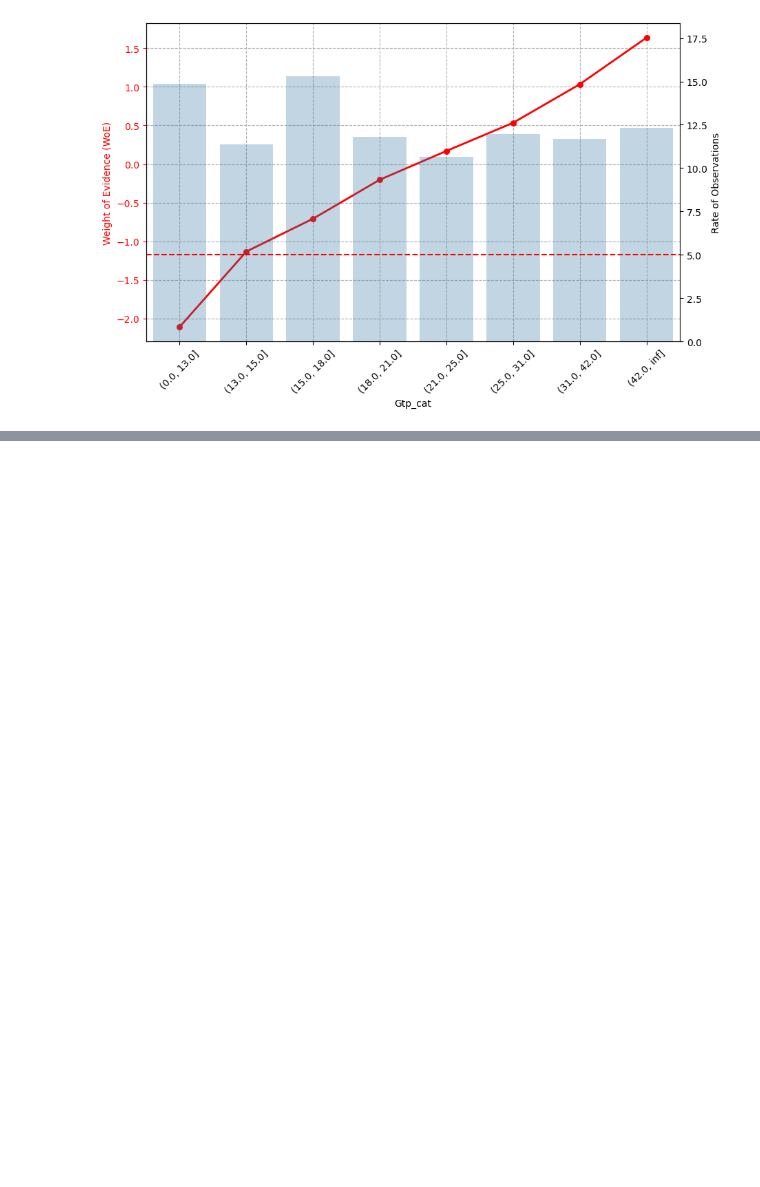
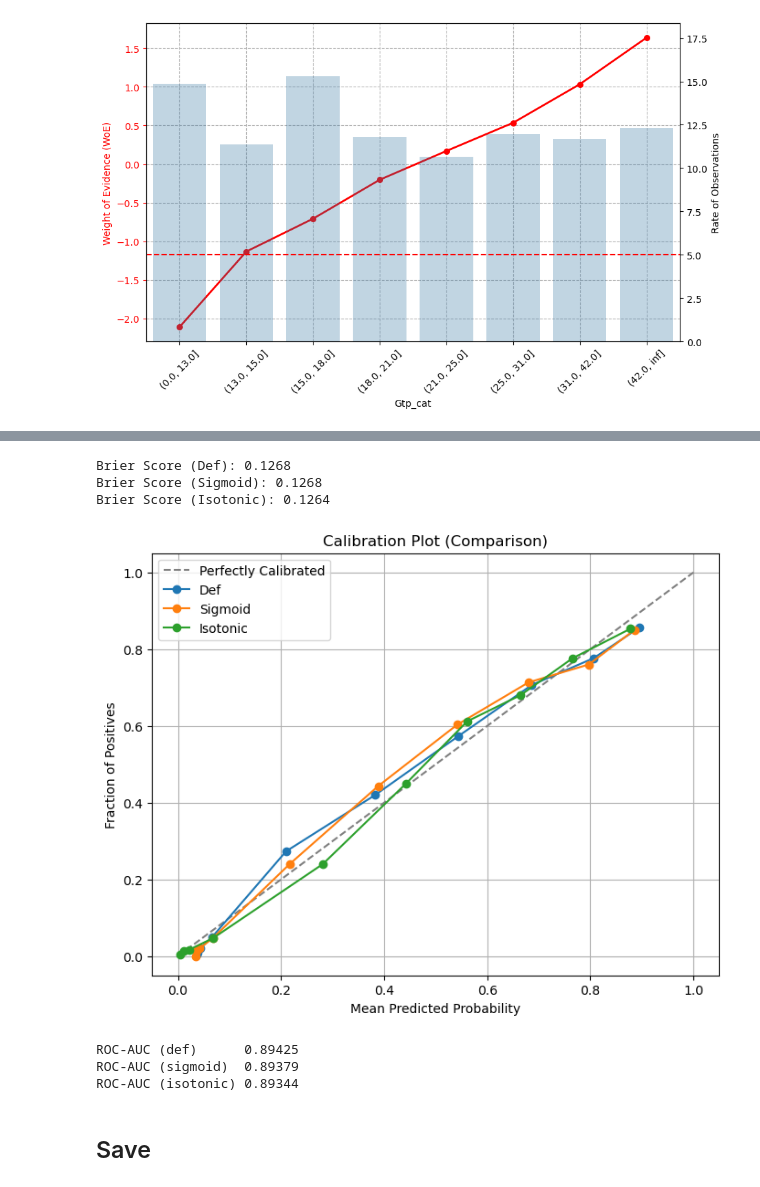
Before and after one commit to MuhammaDIY125/exam5p1, a Jupyter notebook: Analyses.ipynb, the cells around one changed output, grey strips where cells are left out. Saved outputs shown, nothing was run; the diff lists cells and outputs as text; code cells hidden in the pictures; blank space fills up the shorter version.

```diff
--- a/preparing.ipynb
+++ b/Analyses.ipynb
@@ -990,3 +1331,55 @@ test[colcat] = test[colcat].cat.codes + 1
+# %%
+def plot_calibration_curve(y_true, y_probs_list, labels, title):
+    plt.figure(figsize=(8, 6))
+    plt.plot([0, 1], [0, 1], linestyle='--', label='Perfectly Calibrated', color='gray')
+    for y_prob, label in zip(y_probs_list, labels):
+        prob_true, prob_pred = calibration_curve(y_true, y_prob, n_bins=10, strategy='quantile')
+        plt.plot(prob_pred, prob_true, marker='o', label=label)
+    plt.title(title)
+    plt.xlabel('Mean Predicted Probability')
+    plt.ylabel('Fraction of Positives')
+    plt.legend(loc='best')
+    plt.grid()
+    plt.show()
+# %%
+stacking_model.fit(X_train[columns], y_train)
+y_prob = stacking_model.predict_proba(X_test[columns])[:,1]
+brier_def = brier_score_loss(y_test, y_prob)
+print(f"Brier Score (Def): {brier_def:.4f}")
+
+rf_sigmoid = CalibratedClassifierCV(stacking_model, method='sigmoid', cv=skf, n_jobs=-1)
+rf_sigmoid.fit(X_train, y_train)
+y_prob_sigmoid = rf_sigmoid.predict_proba(X_test)[:,1]
+brier_sigmoid = brier_score_loss(y_test, y_prob_sigmoid)
+print(f"Brier Score (Sigmoid): {brier_sigmoid:.4f}")
+
+rf_isotonic = CalibratedClassifierCV(stacking_model, method='isotonic', cv=skf, n_jobs=-1)
+rf_isotonic.fit(X_train, y_train)
+y_prob_isotonic = rf_isotonic.predict_proba(X_test)[:,1]
+brier_isotonic = brier_score_loss(y_test, y_prob_isotonic)
+print(f"Brier Score (Isotonic): {brier_isotonic:.4f}")
+
+plot_calibration_curve(
+    y_test,
+    [y_prob, y_prob_sigmoid, y_prob_isotonic],
+    ['Def', 'Sigmoid', 'Isotonic'],
+    'Calibration Plot (Comparison)'
+)
+# %% [output]
+Brier Score (Def): 0.1268
+Brier Score (Sigmoid): 0.1268
+Brier Score (Isotonic): 0.1264
+[figure, added]
+# %%
+print('ROC-AUC (def)     ', round(roc_auc_score(y_test, y_prob),5))
+print('ROC-AUC (sigmoid) ', round(roc_auc_score(y_test, y_prob_sigmoid),5))
+print('ROC-AUC (isotonic)', round(roc_auc_score(y_test, y_prob_isotonic),5))
+# %% [output]
+ROC-AUC (def)      0.89425
+ROC-AUC (sigmoid)  0.89379
+ROC-AUC (isotonic) 0.89344
+# %% [markdown]
+## Save
 # %%
 train.to_csv('train_2.csv', index=False)
 test.to_csv('test_2.csv', index=False)
```
Also changed, not shown: parts of 50 cells of this notebook, 4 other files.
